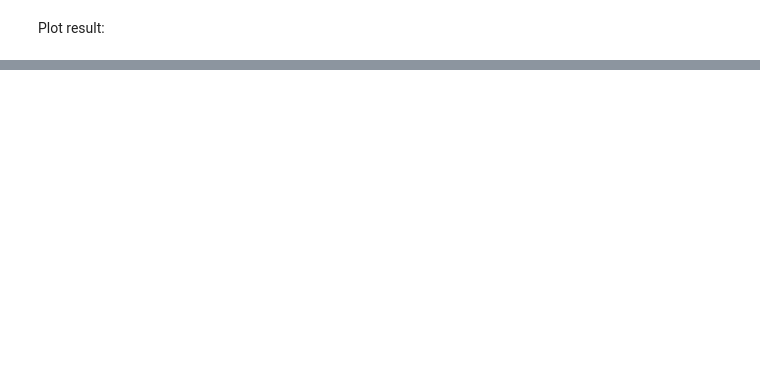
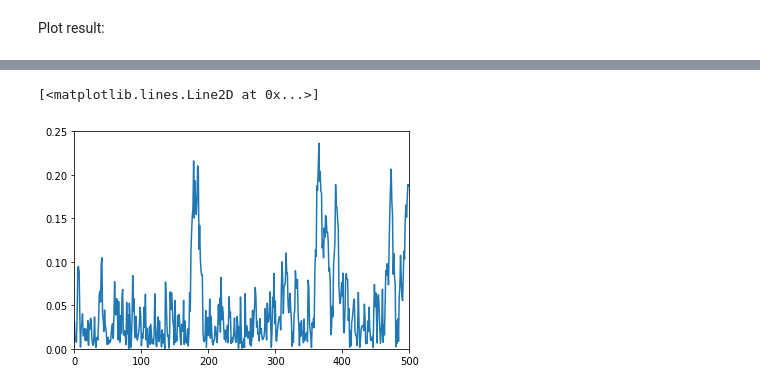
Before and after one commit to spinaotey/avo_tf, a Jupyter notebook: Example1.ipynb, the cells around one changed output, grey strips where cells are left out. Cells and saved outputs as stored; diff of their text form; code cells hidden in the pictures; blank space fills up the shorter version.

```diff
--- a/Example1.ipynb
+++ b/Example1.ipynb
@@ -209,0 +226,5 @@ np.sum(em_v<0)
+# %%
+plt.plot(em_v[500:1000])
+# %% [output]
+[<matplotlib.lines.Line2D at 0x...>]
+[figure, added]
```
Also changed, not shown: parts of 11 cells of this notebook.
